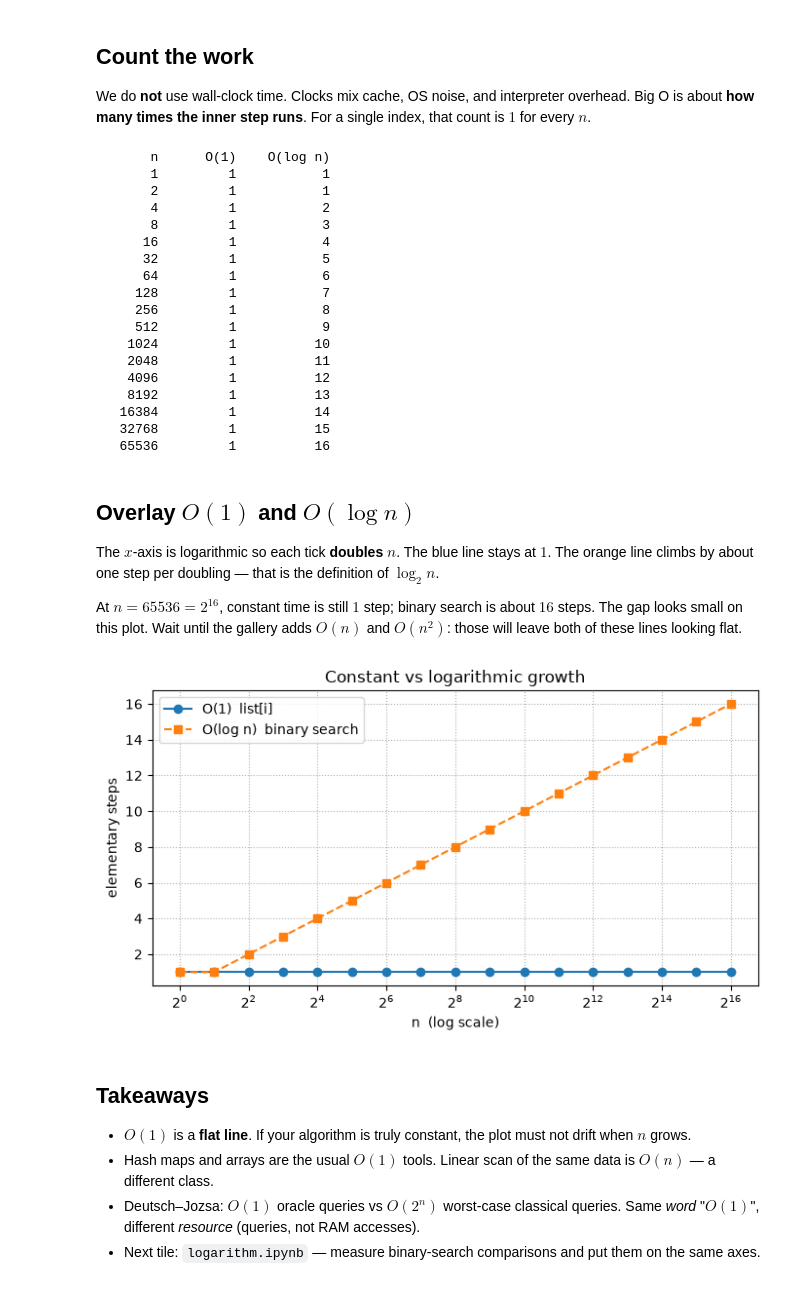
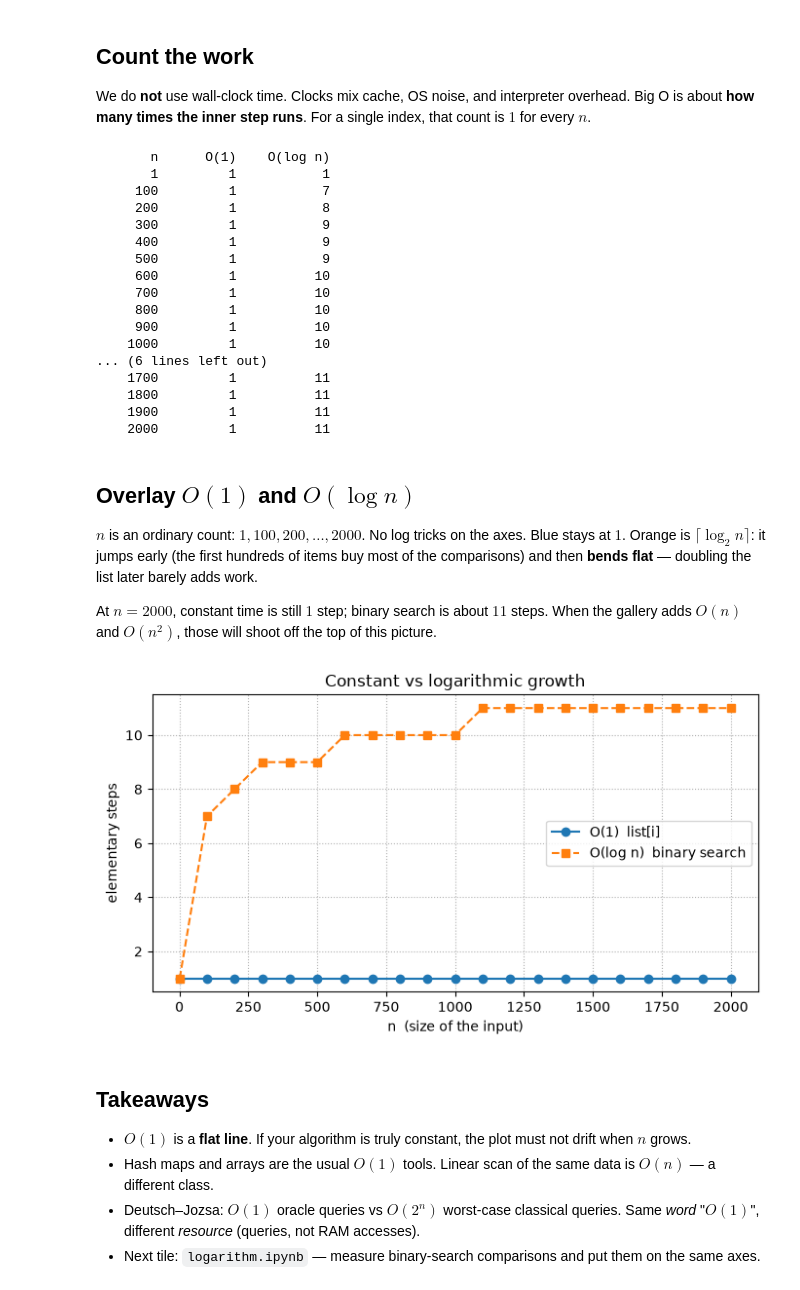
Before and after one commit to qimono-repos/qu, a Jupyter notebook: qiskit/big-o/constant.ipynb, the cells around one changed output. Drawn from its saved outputs; the diff is of its cells as text; code cells hidden in the pictures.

```diff
--- a/qiskit/big-o/constant.ipynb
+++ b/qiskit/big-o/constant.ipynb
@@ -26,6 +26,6 @@ here so that "one shot" has a classical picture to stand on.
 import math
 import matplotlib.pyplot as plt
 
-NS = [2 ** k for k in range(0, 17)]
+NS = [1, *range(100, 2001, 100)]  # 1, 100, 200, … 2000
 print("n from", NS[0], "to", NS[-1])
 # %% [output]
@@ -84,47 +84,45 @@ for n in NS:
 # %% [output]
        n      O(1)    O(log n)
        1         1           1
-       2         1           1
-       4         1           2
-       8         1           3
-      16         1           4
-      32         1           5
-      64         1           6
-     128         1           7
-     256         1           8
-     512         1           9
-    1024         1          10
-    2048         1          11
-    4096         1          12
-    8192         1          13
-   16384         1          14
-   32768         1          15
-   65536         1          16
+     100         1           7
+     200         1           8
+     300         1           9
+     400         1           9
+     500         1           9
+     600         1          10
+     700         1          10
+     800         1          10
+     900         1          10
+    1000         1          10
+... (6 lines left out)
+    1700         1          11
+    1800         1          11
+    1900         1          11
+    2000         1          11
 # %% [markdown]
 ## Overlay $O(1)$ and $O(\log n)$
 
-The $x$-axis is logarithmic so each tick **doubles** $n$. The blue line
-stays at $1$. The orange line climbs by about one step per doubling —
-that is the definition of $\log_2 n$.
+$n$ is an ordinary count: $1, 100, 200, \ldots, 2000$. No log tricks on
+the axes. Blue stays at $1$. Orange is $\lceil\log_2 n\rceil$: it jumps
+early (the first hundreds of items buy most of the comparisons) and then
+**bends flat** — doubling the list later barely adds work.
 
-At $n=65536=2^{16}$, constant time is still $1$ step; binary search is
-about $16$ steps. The gap looks small on this plot. Wait until the
-gallery adds $O(n)$ and $O(n^2)$: those will leave both of these lines
-looking flat.
+At $n=2000$, constant time is still $1$ step; binary search is about
+$11$ steps. When the gallery adds $O(n)$ and $O(n^2)$, those will shoot
+off the top of this picture.
 # %%
 fig, ax = plt.subplots(figsize=(7, 4))
 ax.plot(NS, ones, "o-", label="O(1)  list[i]")
 ax.plot(NS, logs, "s--", label="O(log n)  binary search")
-ax.set_xscale("log", base=2)
-ax.set_xlabel("n  (log scale)")
+ax.set_xlabel("n  (size of the input)")
 ax.set_ylabel("elementary steps")
 ax.set_title("Constant vs logarithmic growth")
 ax.legend()
 ax.grid(True, which="both", linestyle=":")
 fig.tight_layout()
 plt.show()
 # %% [output]
-[figure, old version]
+[figure, new version]
 # %% [markdown]
 ## Takeaways
 
```
Also changed, not shown: parts of 1 cell of this notebook, 3 other files.
